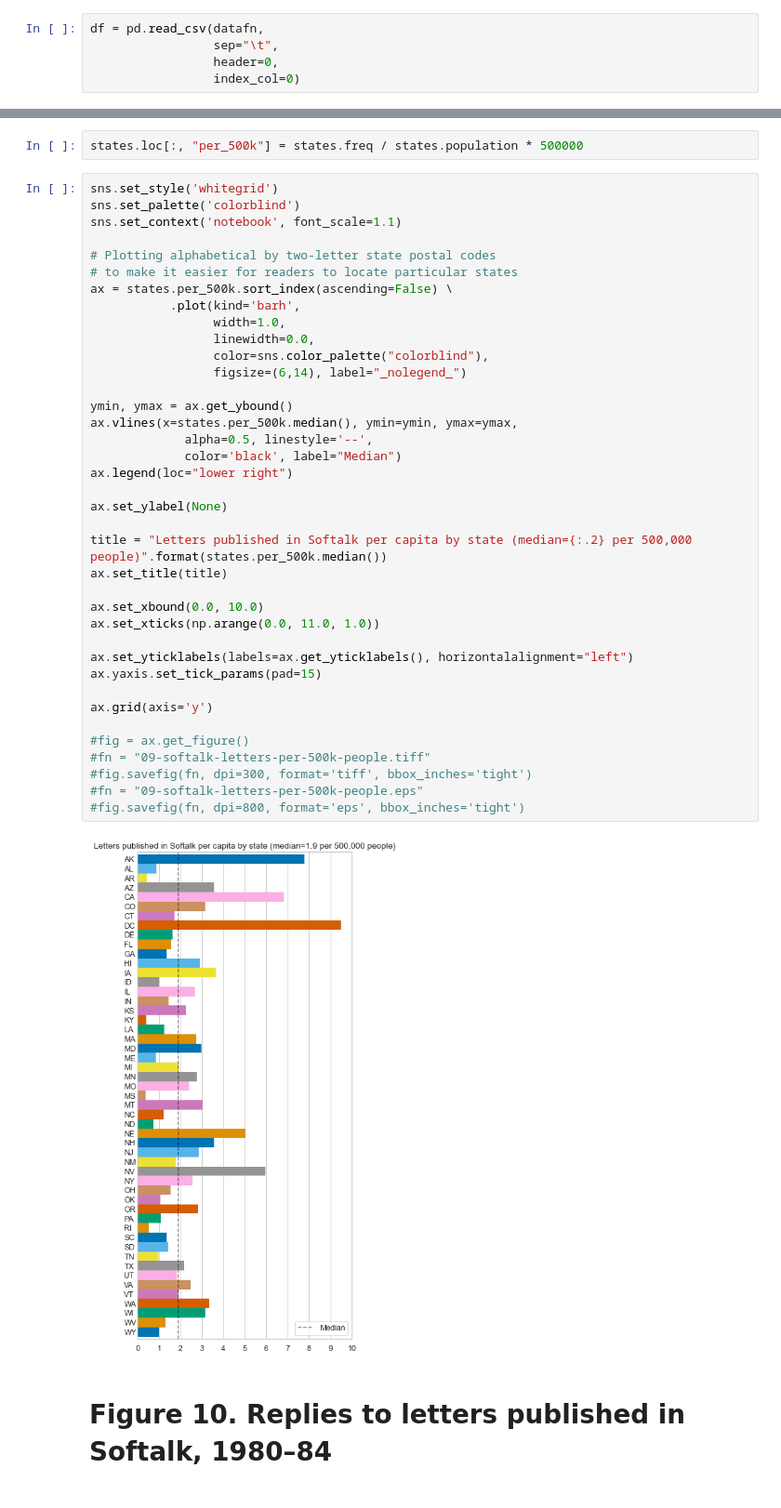
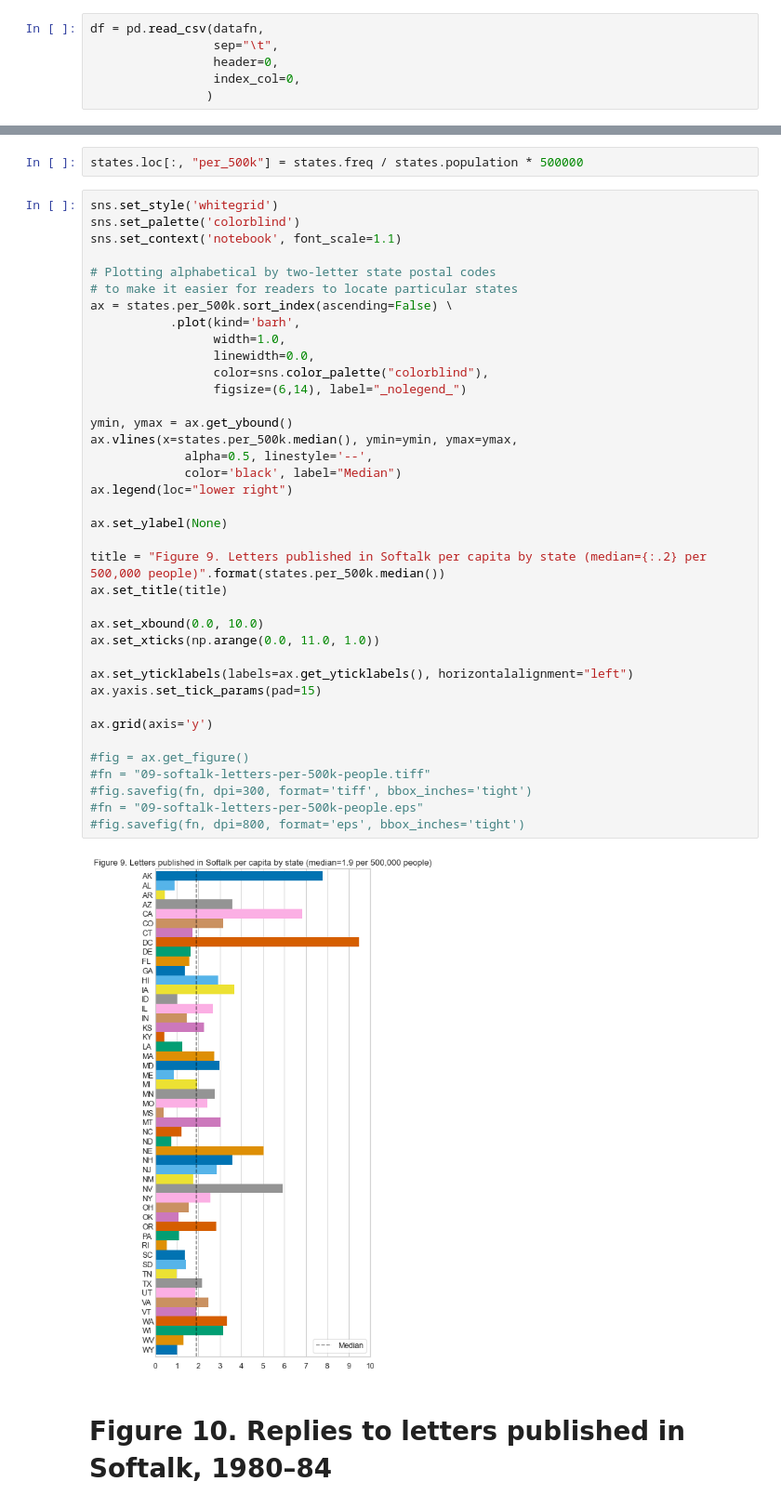
Before and after one commit to driscoll/softalk-data, a Jupyter notebook: Replication for From Programming to Products.ipynb, the cells around one changed output, grey strips where cells are left out. Shown at 93% size. Saved outputs shown, nothing was run; the diff lists cells and outputs as text.

```diff
--- a/Replication for From Programming to Products.ipynb
+++ b/Replication for From Programming to Products.ipynb
@@ -31,7 +31,8 @@ datafn = "softalk_letters.1980-11_to_1984-08.tsv"
 df = pd.read_csv(datafn,
                  sep="\t",
                  header=0,
-                 index_col=0)
+                 index_col=0,
+                )
 # %%
 # Useful to have a duplicate of the index column
 # for aggregating and grouping data
@@ -468,35 +481,35 @@ ax = states.per_500k.sort_index(ascending=False) \
            .plot(kind='barh',
                  width=1.0,
                  linewidth=0.0,
                  color=sns.color_palette("colorblind"),
                  figsize=(6,14), label="_nolegend_")
 
 ymin, ymax = ax.get_ybound()
 ax.vlines(x=states.per_500k.median(), ymin=ymin, ymax=ymax,
              alpha=0.5, linestyle='--',
              color='black', label="Median")
 ax.legend(loc="lower right")
 
 ax.set_ylabel(None)
 
-title = "Letters published in Softalk per capita by state (median={:.2} per 500,000 people)".format(states.per_500k.median())
+title = "Figure 9. Letters published in Softalk per capita by state (median={:.2} per 500,000 people)".format(states.per_500k.median())
 ax.set_title(title)
 
 ax.set_xbound(0.0, 10.0)
 ax.set_xticks(np.arange(0.0, 11.0, 1.0))
 
 ax.set_yticklabels(labels=ax.get_yticklabels(), horizontalalignment="left")
 ax.yaxis.set_tick_params(pad=15)
 
 ax.grid(axis='y')
 
 #fig = ax.get_figure()
 #fn = "09-softalk-letters-per-500k-people.tiff"
 #fig.savefig(fn, dpi=300, format='tiff', bbox_inches='tight')
 #fn = "09-softalk-letters-per-500k-people.eps"
 #fig.savefig(fn, dpi=800, format='eps', bbox_inches='tight')
 # %% [output]
-[figure, old version]
+[figure, new version]
 # %% [markdown]
 # Figure 10. Replies to letters published in Softalk, 1980–84
 # %%
```
Also changed, not shown: parts of 8 cells of this notebook, 2 other files.
